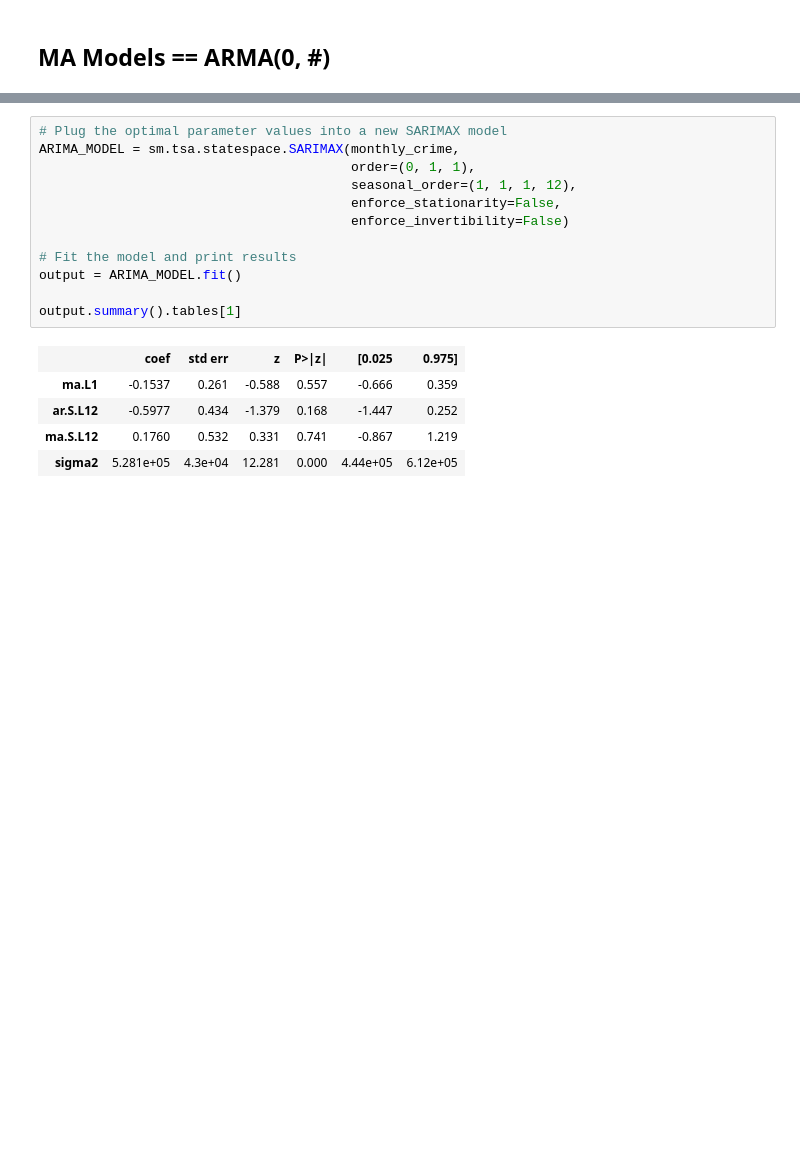
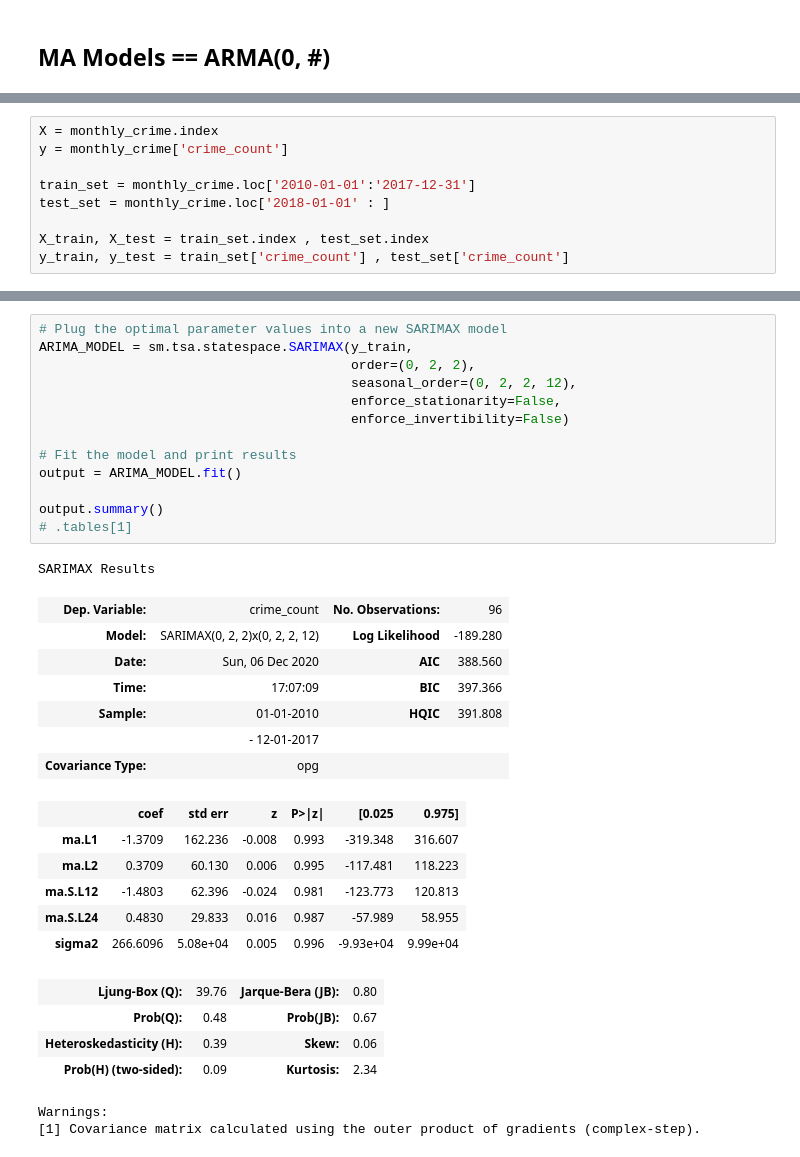
Before and after one commit to sidneykung/LA_crime_forecasting, a Jupyter notebook: model_lhamu.ipynb, the cells around one changed output, grey strips where cells are left out. Cells and saved outputs as stored; diff of their text form; blank space fills up the shorter version.

```diff
--- a/model_lhamu.ipynb
+++ b/model_lhamu.ipynb
@@ -696,3 +710,12 @@ Roots
+# %%
+X = monthly_crime.index
+y = monthly_crime['crime_count']
+
+train_set = monthly_crime.loc['2010-01-01':'2017-12-31']
+test_set = monthly_crime.loc['2018-01-01' : ]
+
+X_train, X_test = train_set.index , test_set.index
+y_train, y_test = train_set['crime_count'] , test_set['crime_count']
 # %%
 import itertools
 
@@ -751,21 +817,37 @@ Name: 31, dtype: object
 # %%
 # Plug the optimal parameter values into a new SARIMAX model
-ARIMA_MODEL = sm.tsa.statespace.SARIMAX(monthly_crime,
-                                        order=(0, 1, 1),
-                                        seasonal_order=(1, 1, 1, 12),
+ARIMA_MODEL = sm.tsa.statespace.SARIMAX(y_train,
+                                        order=(0, 2, 2),
+                                        seasonal_order=(0, 2, 2, 12),
                                         enforce_stationarity=False,
                                         enforce_invertibility=False)
 
 # Fit the model and print results
 output = ARIMA_MODEL.fit()
 
-output.summary().tables[1]
+output.summary()
+# .tables[1]
 # %% [output]
+SARIMAX Results
-|  | coef | std err | z | P>|z| | [0.025 | 0.975] |
-| ma.L1 | -0.1537 | 0.261 | -0.588 | 0.557 | -0.666 | 0.359 |
-| ar.S.L12 | -0.5977 | 0.434 | -1.379 | 0.168 | -1.447 | 0.252 |
-| ma.S.L12 | 0.1760 | 0.532 | 0.331 | 0.741 | -0.867 | 1.219 |
-| sigma2 | 5.281e+05 | 4.3e+04 | 12.281 | 0.000 | 4.44e+05 | 6.12e+05 |
+| Dep. Variable: | crime_count | No. Observations: | 96 |
+| Model: | SARIMAX(0, 2, 2)x(0, 2, 2, 12) | Log Likelihood | -189.280 |
+| Date: | Sun, 06 Dec 2020 | AIC | 388.560 |
+| Time: | 17:07:09 | BIC | 397.366 |
+| Sample: | 01-01-2010 | HQIC | 391.808 |
+|  | - 12-01-2017 |  |  |
+| Covariance Type: | opg |  |  |
+|  | coef | std err | z | P>|z| | [0.025 | 0.975] |
+| ma.L1 | -1.3709 | 162.236 | -0.008 | 0.993 | -319.348 | 316.607 |
+| ma.L2 | 0.3709 | 60.130 | 0.006 | 0.995 | -117.481 | 118.223 |
+| ma.S.L12 | -1.4803 | 62.396 | -0.024 | 0.981 | -123.773 | 120.813 |
+| ma.S.L24 | 0.4830 | 29.833 | 0.016 | 0.987 | -57.989 | 58.955 |
+| sigma2 | 266.6096 | 5.08e+04 | 0.005 | 0.996 | -9.93e+04 | 9.99e+04 |
+| Ljung-Box (Q): | 39.76 | Jarque-Bera (JB): | 0.80 |
+| Prob(Q): | 0.48 | Prob(JB): | 0.67 |
+| Heteroskedasticity (H): | 0.39 | Skew: | 0.06 |
+| Prob(H) (two-sided): | 0.09 | Kurtosis: | 2.34 |
+Warnings:
+[1] Covariance matrix calculated using the outer product of gradients (complex-step).
 # %%
 # Call plot_diagnostics() on the results calculated above
 output.plot_diagnostics(figsize=(15, 9))
```
Also changed, not shown: parts of 49 cells of this notebook, 6 other files.
